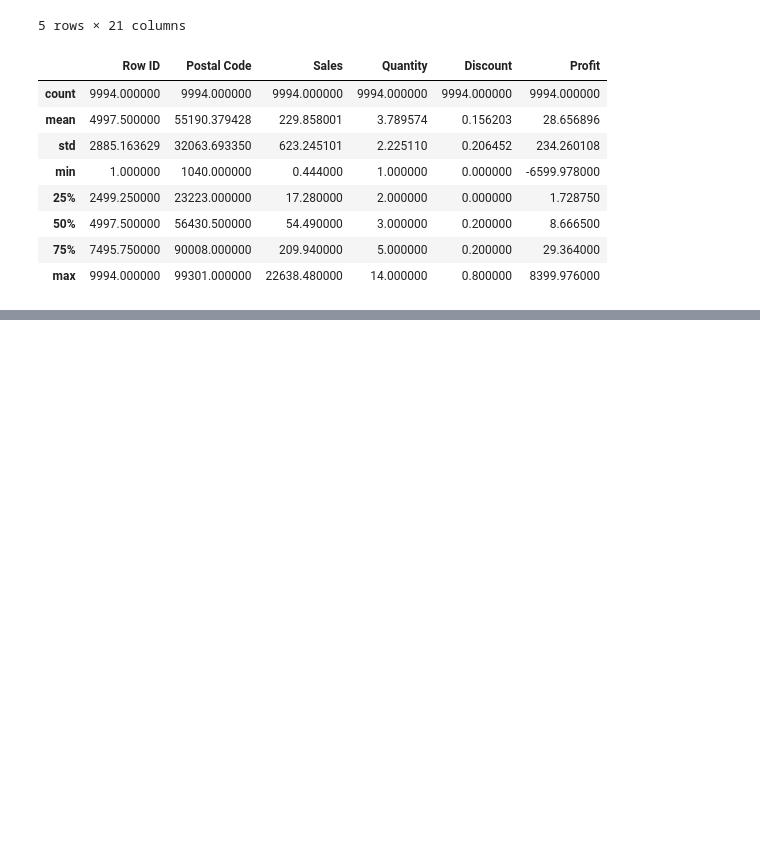
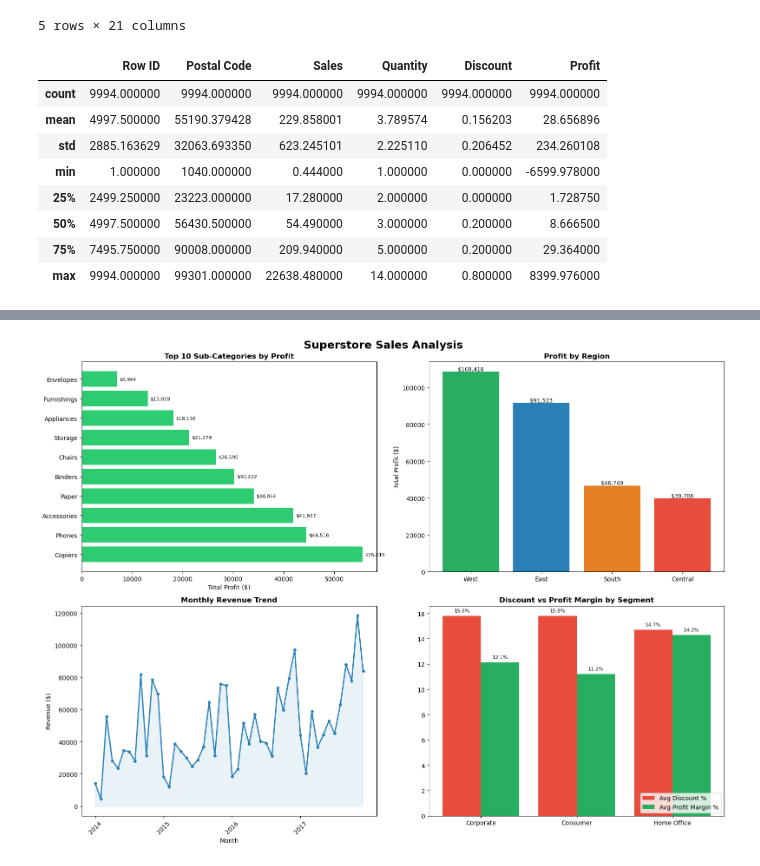
Before and after one commit to gyan-sutra/data-analyst-portfolio, a Jupyter notebook: P1-Sales-Analysis/Notebooks/sales_analysis.ipynb, the cells around one changed output, grey strips where cells are left out. Cells and saved outputs as stored; diff of their text form; code cells hidden in the pictures; blank space fills up the shorter version.

Commit message:
Complete Project 1: Superstore sales analysis

```diff
--- a/P1-Sales-Analysis/Notebooks/sales_analysis.ipynb
+++ b/P1-Sales-Analysis/Notebooks/sales_analysis.ipynb
@@ -74,0 +431,11 @@ df.describe()
+# %%
+q4 = pd.read_sql("""
+    SELECT Segment,
+    ROUND(AVG(Discount)*100, 1)      AS avg_discount_pct,
+    ROUND(SUM(Profit),2)             AS total_profit,
+    ROUND(AVG([Profit Margin]),2)  AS avg_margin
+    FROM sales
+    GROUP BY Segment
+    HAVING AVG(Discount) > 0
+    ORDER BY avg_discount_pct DESC""", conn)
+print(q4.head(10))
@@ -74,0 +498,73 @@ df.describe()
+# %%
+import matplotlib.pyplot as plt
+
+# Grid setup
+fig, axes = plt.subplots(2, 2, figsize=(16, 12))
+fig.suptitle('Superstore Sales Analysis', fontsize=18, fontweight='bold')
+
+# Chart 1 - Top left
+ax1 = axes[0, 0]
+top10 = q1.nlargest(10, 'total_profit')
+colors = ['#2ecc71' if x > 0 else '#e74c3c' for x in top10['total_profit']]
+bars=ax1.barh(top10['Sub-Category'], top10['total_profit'], color=colors)
+ax1.set_title('Top 10 Sub-Categories by Profit', fontweight='bold')
+ax1.set_xlabel('Total Profit ($)')
+ax1.axvline(0, color='black', linewidth=0.8)
+
+#Adding Profit figure in the Horizontal Sub Category
+for bar in bars:
+    width = bar.get_width()
+    ax1.text(width + 500, bar.get_y() + bar.get_height()/2,
+             f'${width:,.0f}', va='center', fontsize=8)
+
+# Chart 2 - Top right
+ax2 = axes[0, 1]
+colors2 = ['#27ae60', '#2980b9', '#e67e22', '#e74c3c']
+ax2.bar(q2['Region'], q2['total_profit'], color=colors2)
+ax2.set_title('Profit by Region', fontweight='bold')
+ax2.set_ylabel('Total Profit ($)')
+for i, val in enumerate(q2['total_profit']):
+    ax2.text(i, val + 500, f'${val:,.0f}', ha='center', fontsize=9)
+
+
+# Chart 3 - Bottom left
+ax3 = axes[1, 0]
+ax3.plot(range(len(q3)), q3['monthly_revenue'],
+         marker='o', color='#2980b9', linewidth=2, markersize=4)
+ax3.fill_between(range(len(q3)), q3['monthly_revenue'],
+                 alpha=0.1, color='#2980b9')
+ax3.set_title('Monthly Revenue Trend', fontweight='bold')
+ax3.set_xlabel('Month')
+ax3.set_ylabel('Revenue ($)')
+ax3.tick_params(axis='x', rotation=45)
+
+# Add first month of each year as label
+ax3.set_xticks([0, 12, 24, 36])
+ax3.set_xticklabels(['2014', '2015', '2016', '2017'])
+
+# Chart 4 - Bottom right
+ax4 = axes[1, 1]
+x = range(len(q4))
+ax4.bar(x, q4['avg_discount_pct'],
+        width=0.4, label='Avg Discount %',
+        color='#e74c3c', align='center')
+ax4.bar([i + 0.4 for i in x], q4['avg_margin'],
+        width=0.4, label='Avg Profit Margin %',
+        color='#27ae60', align='center')
+ax4.set_xticks([i + 0.2 for i in x])
+ax4.set_xticklabels(q4['Segment'])
+ax4.set_title('Discount vs Profit Margin by Segment', fontweight='bold')
+ax4.legend(loc='lower right') #displays the colour legend using the 'label='
+
+for bar in ax4.patches: #ax4.patches -  accesses ALL bar objects drawn on ax4, works for grouped bars
+    ax4.text(bar.get_x() + bar.get_width()/2,
+             bar.get_height() + 0.3,
+             f'{bar.get_height():.1f}%',
+             ha='center', fontsize=8)
+
+# Save and show
+plt.tight_layout()
+plt.savefig('../outputs/sales_analysis_4panel.png', dpi=150, bbox_inches='tight')
+plt.show()
+# %% [output]
+[figure, added]
```
Also changed, not shown: parts of 51 cells of this notebook, 6 other files.
